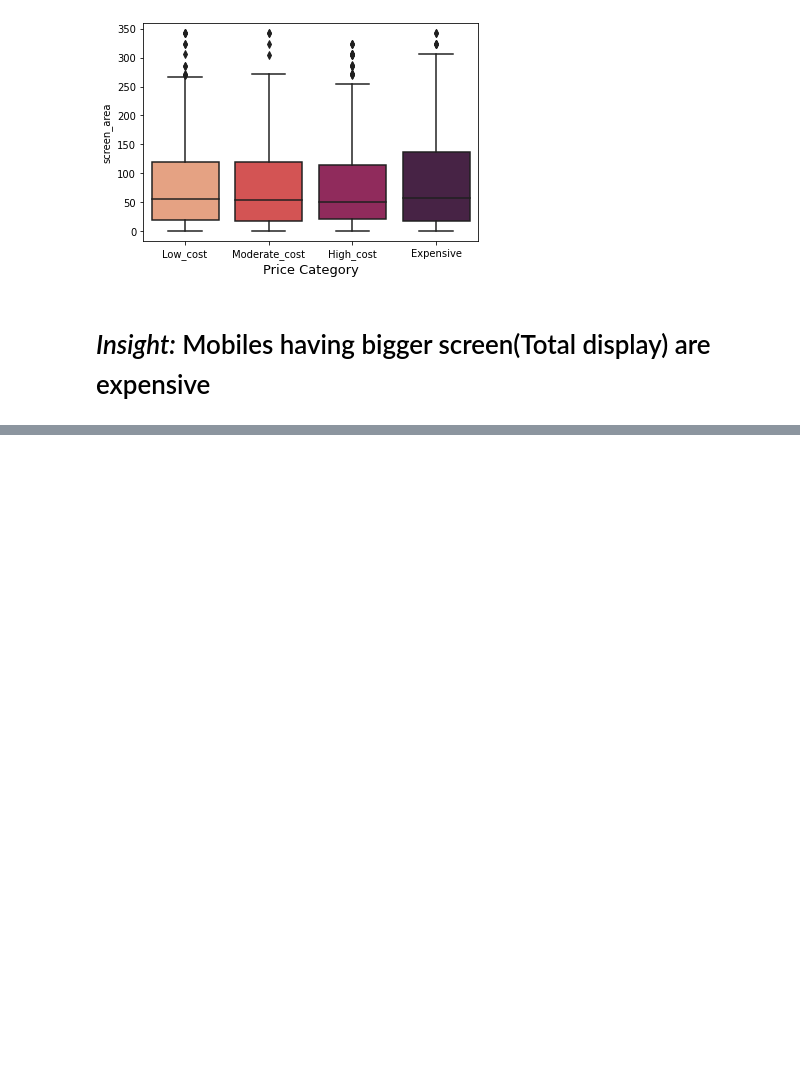
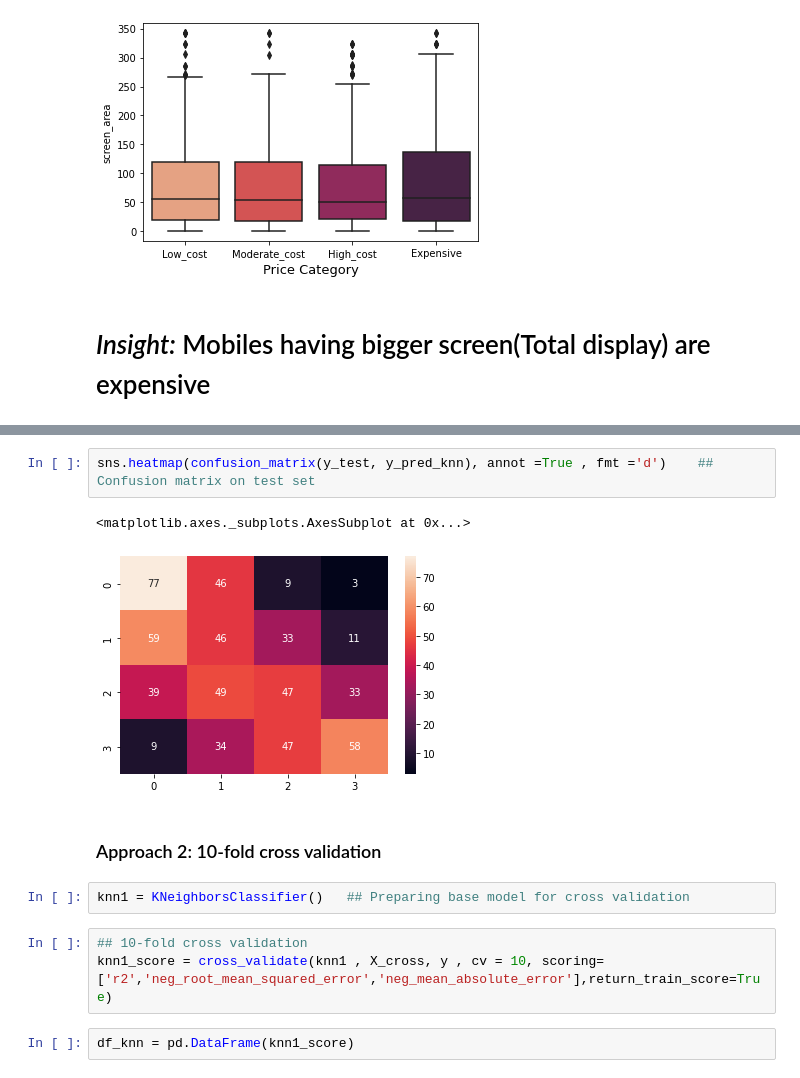
Before and after one commit to Prasad-Khedkar/Mobile_price_range-Classification-, a Jupyter notebook: Mobile_price_range_classification.ipynb, the cells around one changed output, grey strips where cells are left out. Saved outputs shown, nothing was run; the diff lists cells and outputs as text; blank space fills up the shorter version.

```diff
--- a/Mobile_price_range_classification.ipynb
+++ b/Mobile_price_range_classification.ipynb
@@ -466,0 +737,14 @@ array([[0.22778891, 0.        , 0.68      , ..., 1.        , 0.00389058,
+# %%
+sns.heatmap(confusion_matrix(y_test, y_pred_knn), annot =True , fmt ='d')    ## Confusion matrix on test set
+# %% [output]
+<matplotlib.axes._subplots.AxesSubplot at 0x...>
+[figure, added]
+# %% [markdown]
+### Approach 2: 10-fold cross validation
+# %%
+knn1 = KNeighborsClassifier()   ## Preparing base model for cross validation
+# %%
+## 10-fold cross validation
+knn1_score = cross_validate(knn1 , X_cross, y , cv = 10, scoring=['r2','neg_root_mean_squared_error','neg_mean_absolute_error'],return_train_score=True)
+# %%
+df_knn = pd.DataFrame(knn1_score)
```
Also changed, not shown: parts of 108 cells of this notebook.
